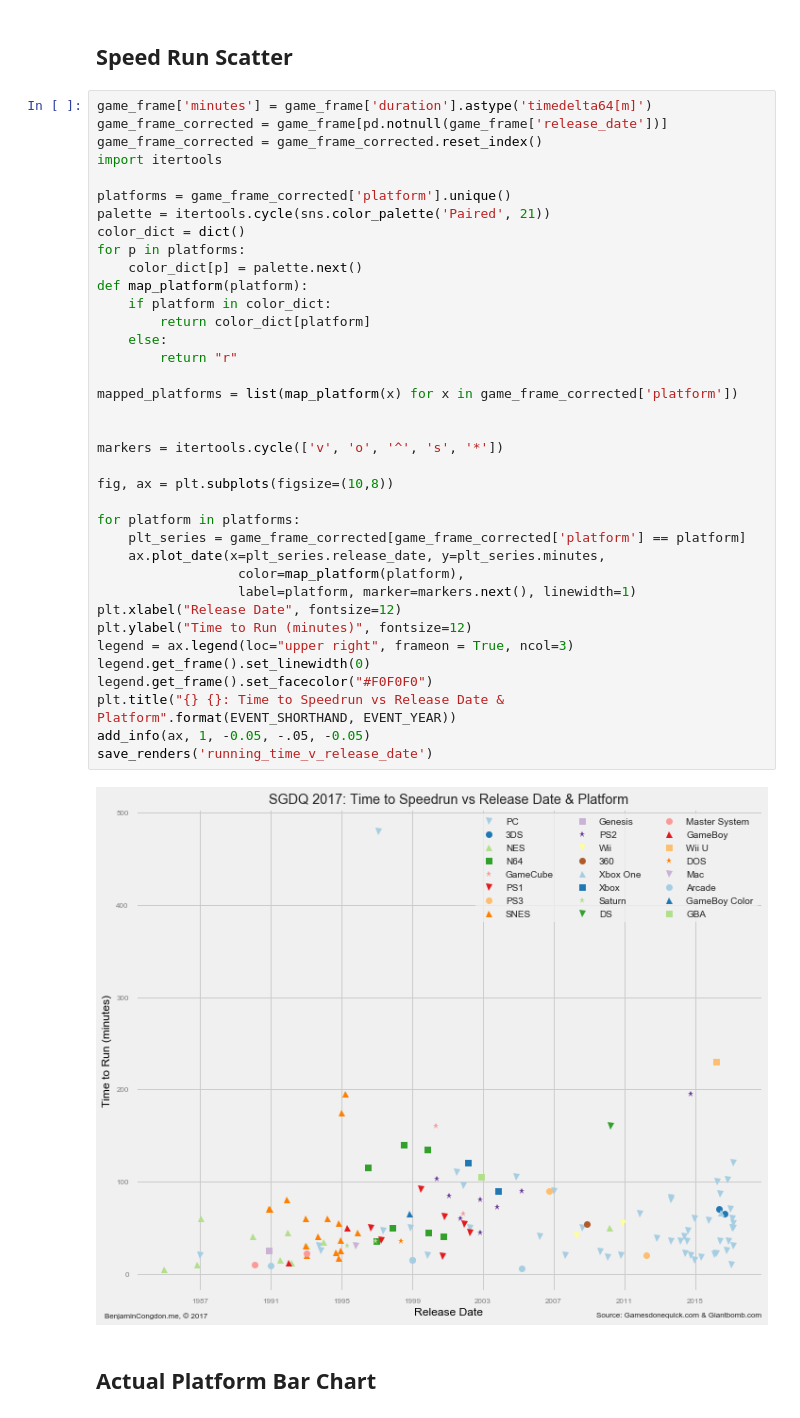
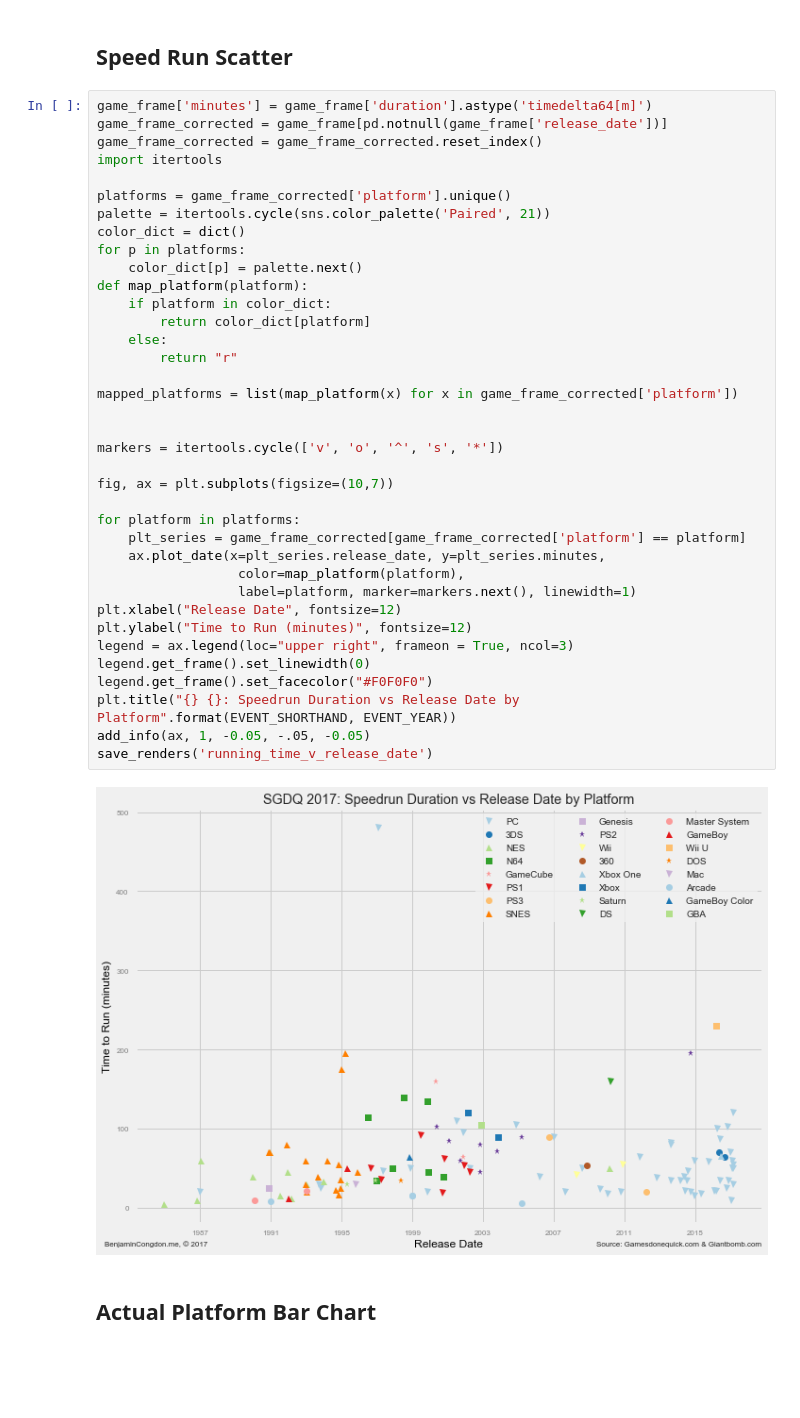
Before and after one commit to bcongdon/sgdq-2017-schedule-analysis, a Jupyter notebook: SGDQ-2017-Schedule-Analysis.ipynb, the cells around one changed output. Saved outputs shown, nothing was run; the diff lists cells and outputs as text; blank space fills up the shorter version.

Commit message:
Fix chart titles

```diff
--- a/SGDQ-2017-Schedule-Analysis.ipynb
+++ b/SGDQ-2017-Schedule-Analysis.ipynb
@@ -214,36 +208,36 @@ import itertools
 platforms = game_frame_corrected['platform'].unique()
 palette = itertools.cycle(sns.color_palette('Paired', 21))
 color_dict = dict()
 for p in platforms:
     color_dict[p] = palette.next()
 def map_platform(platform):
     if platform in color_dict:
         return color_dict[platform]
     else:
         return "r"
 
 mapped_platforms = list(map_platform(x) for x in game_frame_corrected['platform'])
 
 
 markers = itertools.cycle(['v', 'o', '^', 's', '*'])
 
-fig, ax = plt.subplots(figsize=(10,8))
+fig, ax = plt.subplots(figsize=(10,7))
 
 for platform in platforms:
     plt_series = game_frame_corrected[game_frame_corrected['platform'] == platform]
     ax.plot_date(x=plt_series.release_date, y=plt_series.minutes,
                   color=map_platform(platform),
                   label=platform, marker=markers.next(), linewidth=1)
 plt.xlabel("Release Date", fontsize=12)
 plt.ylabel("Time to Run (minutes)", fontsize=12)
 legend = ax.legend(loc="upper right", frameon = True, ncol=3)
 legend.get_frame().set_linewidth(0)
 legend.get_frame().set_facecolor("#F0F0F0")
-plt.title("{} {}: Time to Speedrun vs Release Date & Platform".format(EVENT_SHORTHAND, EVENT_YEAR))
+plt.title("{} {}: Speedrun Duration vs Release Date by Platform".format(EVENT_SHORTHAND, EVENT_YEAR))
 add_info(ax, 1, -0.05, -.05, -0.05)
 save_renders('running_time_v_release_date')
 # %% [output]
-[figure, old version]
+[figure, new version]
 # %% [markdown]
 ## Actual Platform Bar Chart
 # %%
```
Also changed, not shown: parts of 8 cells of this notebook, 16 other files.
